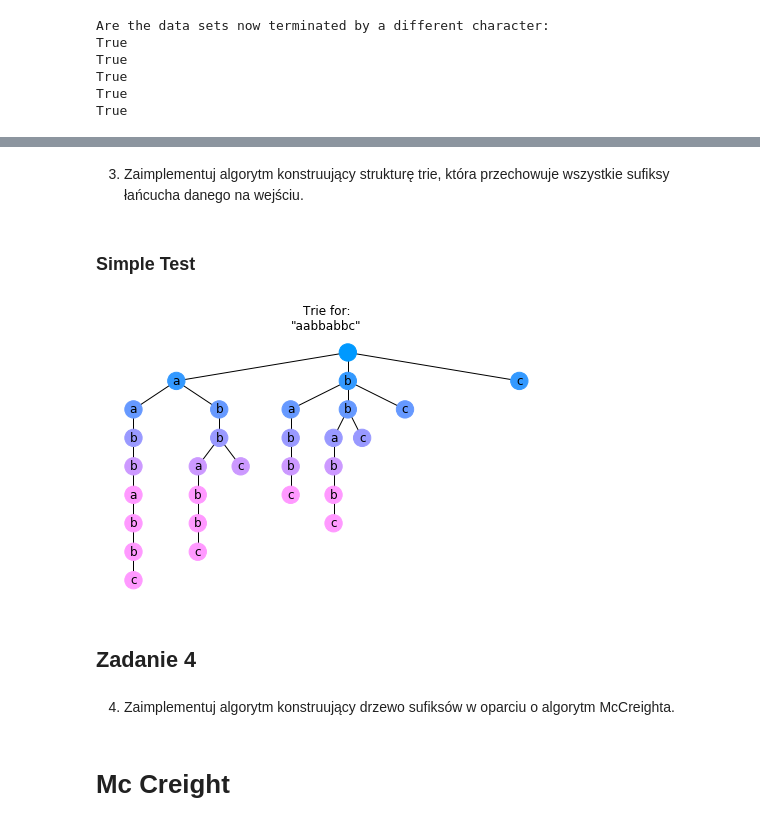
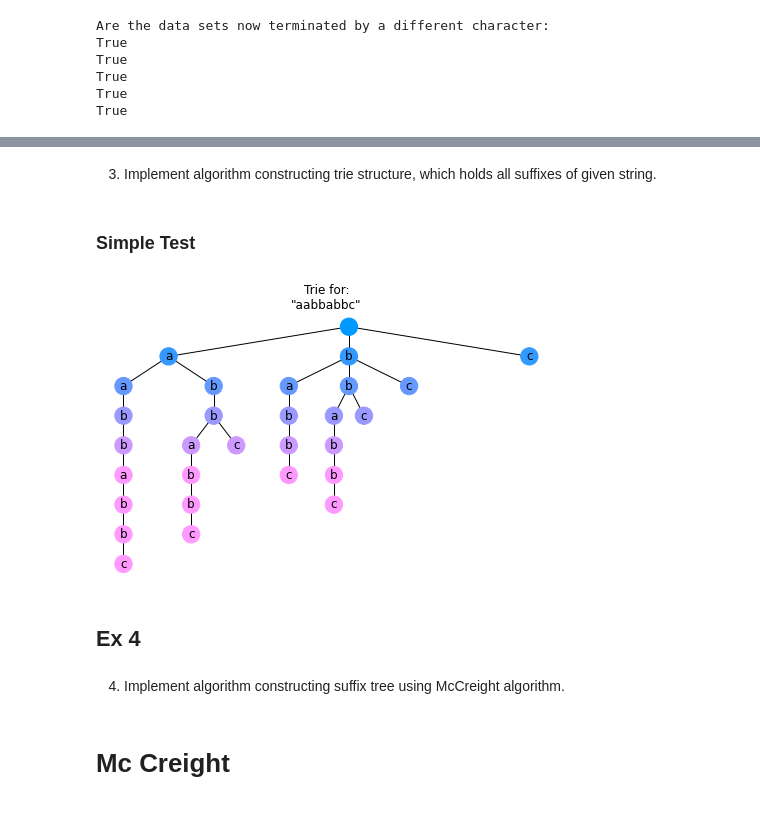
Before and after one commit to Kamilbur/Algotext, a Jupyter notebook: lab02/Zestaw2.ipynb, the cells around one changed output, grey strips where cells are left out. Drawn from its saved outputs; the diff is of its cells as text; code cells hidden in the pictures.

```diff
--- a/lab02/Zestaw2.ipynb
+++ b/lab02/Zestaw2.ipynb
@@ -114,7 +111,8 @@ def visualize(trie, node_repr=node_repr, size=[6.4, 4.8], title=None):
         G.add_node(node_repr(v, i))
         curr_color = COLOR.copy()
         curr_color[0] += 0.2 * v.depth
-        if (curr_color[0] > 1.0): curr_color[0] = 1.0
+        if curr_color[0] > 1.0:
+            curr_color[0] = 1.0
         colors += [curr_color]
         nrs[v] = i
 
@@ -189,5 +187,5 @@ True
-# %% [markdown]
-3. Zaimplementuj algorytm konstruujący strukturę trie, która przechowuje wszystkie sufiksy łańcucha danego na wejściu.
+# %% [markdown]
+3. Implement algorithm constructing trie structure, which holds all suffixes of given string.
 # %%
 class TrieNode:
     """ Structure representing a trie tree node.
@@ -287,14 +341,14 @@ class Trie:
 ### Simple Test
 # %%
 simple_text = "aabbabbc"
-trie = Trie.build_tree(simple_text)
+trie = Trie(simple_text)
 visualize(trie, size=[8, 4.8], title="Trie for:\n\"aabbabbc\"")
 # %% [output]
-[figure, old version]
+[figure, new version]
 # %% [markdown]
-## Zadanie 4
+## Ex 4
-# %% [markdown]
-4. Zaimplementuj algorytm konstruujący drzewo sufiksów w oparciu o algorytm McCreighta.
+# %% [markdown]
+4. Implement algorithm constructing suffix tree using McCreight algorithm.
 # %% [markdown]
 # Mc Creight
 # %%
```
Also changed, not shown: parts of 30 cells of this notebook, 5 other files.
